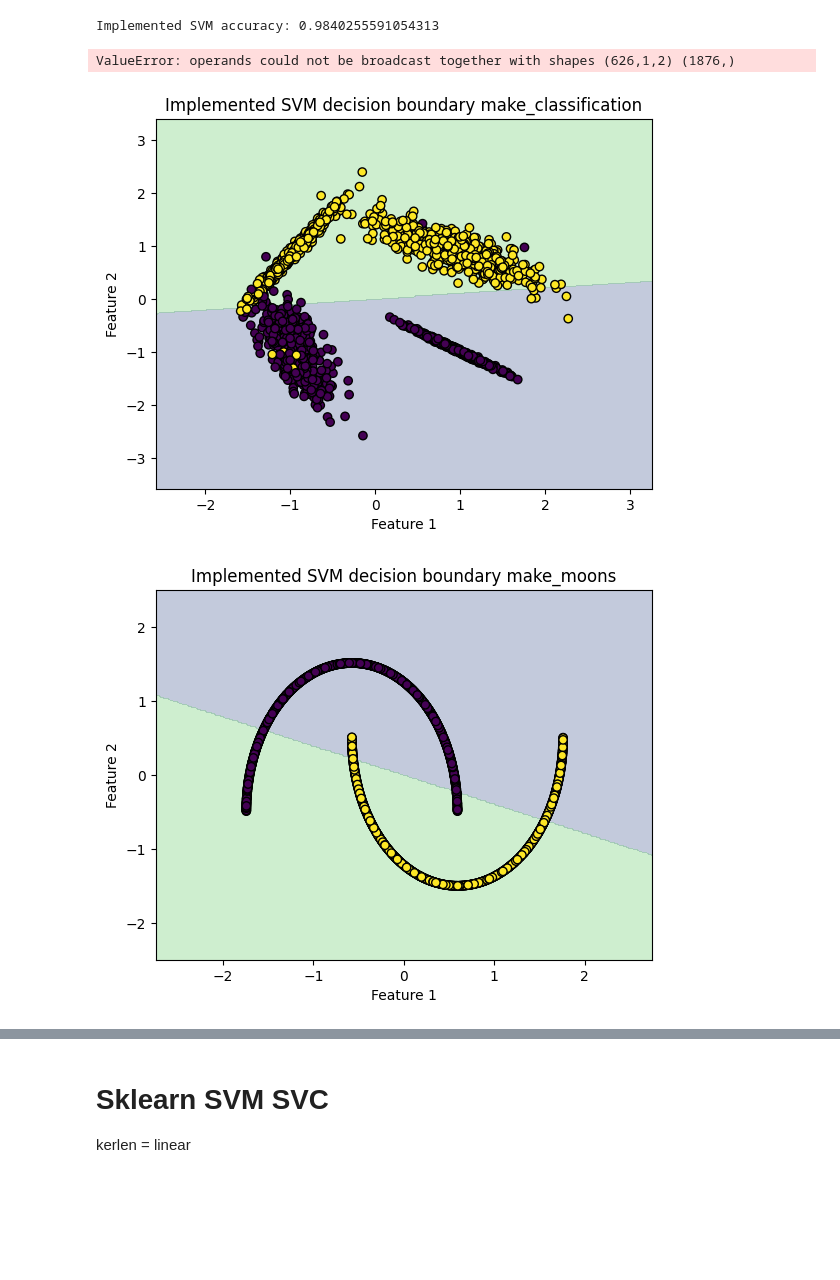
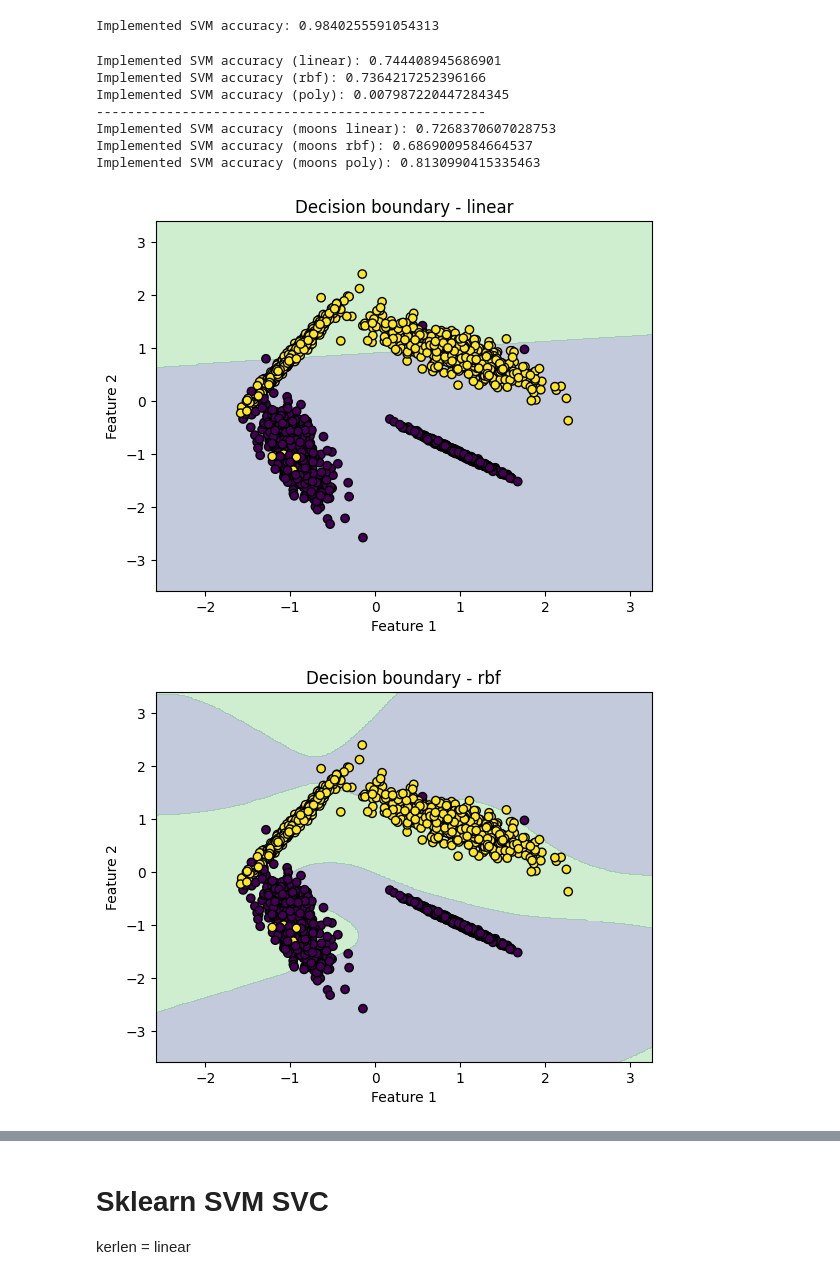
Before and after one commit to adamzsl/master-studies, a Jupyter notebook: SVM/svm.ipynb, the cells around one changed output, grey strips where cells are left out. Saved outputs shown, nothing was run; the diff lists cells and outputs as text; code cells hidden in the pictures; blank space fills up the shorter version.

```diff
--- a/SVM/svm.ipynb
+++ b/SVM/svm.ipynb
@@ -236,14 +257,49 @@ accuracy_impl_moons_poly = accuracy_score(ym_test_scaled, y_pred_impl_moons_poly
 print(f"Implemented SVM accuracy (linear): {accuracy_impl_linear}")
 print(f"Implemented SVM accuracy (rbf): {accuracy_impl_rbf}")
 print(f"Implemented SVM accuracy (poly): {accuracy_impl_poly}")
+print('-'*50)
 print(f"Implemented SVM accuracy (moons linear): {accuracy_impl_moons_linear}")
 print(f"Implemented SVM accuracy (moons rbf): {accuracy_impl_moons_rbf}")
 print(f"Implemented SVM accuracy (moons poly): {accuracy_impl_moons_poly}")
 # %% [output]
-ValueError: operands could not be broadcast together with shapes (626,1,2) (1876,)
+Implemented SVM accuracy (linear): 0.744408945686901
+Implemented SVM accuracy (rbf): 0.7364217252396166
+Implemented SVM accuracy (poly): 0.007987220447284345
+--------------------------------------------------
+Implemented SVM accuracy (moons linear): 0.7268370607028753
+Implemented SVM accuracy (moons rbf): 0.6869009584664537
+Implemented SVM accuracy (moons poly): 0.8130990415335463
+# %%
+def plot_decision_boundary_general(X, y, model, custom=False, title=""):
+    h = 0.02
+    x_min, x_max = X[:,0].min()-1, X[:,0].max()+1
+    y_min, y_max = X[:,1].min()-1, X[:,1].max()+1
+    xx, yy = np.meshgrid(
+        np.arange(x_min, x_max, h),
+        np.arange(y_min, y_max, h)
+    )
+    pts = np.c_[xx.ravel(), yy.ravel()]
+
+    if custom:
+        # predict_impl_svm returns (pred, score)
+        _, Z = predict_impl_svm(model, pts)
+    else:
+        Z = model.decision_function(pts)
+
+    Z = Z.reshape(xx.shape)
+
+    plt.contourf(xx, yy, Z>0, alpha=0.3)
+    plt.scatter(X[:,0], X[:,1], c=y, edgecolors='k')
+    plt.title(title)
+    plt.xlabel('Feature 1'); plt.ylabel('Feature 2')
+    plt.show()
 # %%
-plot_decision_boundary(X_train_scaled, y_train_scaled, model['w'], model['b'], title="Implemented SVM decision boundary make_classification")
-plot_decision_boundary(Xm_train_scaled, ym_train_scaled, model_moons['w'], model_moons['b'], title="Implemented SVM decision boundary make_moons")
+plot_decision_boundary_general(X_train_scaled, y_train_scaled, model_linear, custom=True, title="Decision boundary - linear")
+plot_decision_boundary_general(X_train_scaled, y_train_scaled, model_rbf, custom=True, title="Decision boundary - rbf")
+plot_decision_boundary_general(X_train_scaled, y_train_scaled, model_poly, custom=True, title="Decision boundary - poly")
+plot_decision_boundary_general(Xm_train_scaled, ym_train_scaled, model_moons_linear, custom=True, title="Decision boundary - moons linear")
+plot_decision_boundary_general(Xm_train_scaled, ym_train_scaled, model_moons_rbf, custom=True, title="Decision boundary - moons rbf")
+plot_decision_boundary_general(Xm_train_scaled, ym_train_scaled, model_moons_poly, custom=True, title="Decision boundary - moons poly")
 # %% [output]
-[figure, old version]
+[figure, new version]
-[figure, old version]
+[figure, new version]
```
Also changed, not shown: parts of 12 cells of this notebook.
